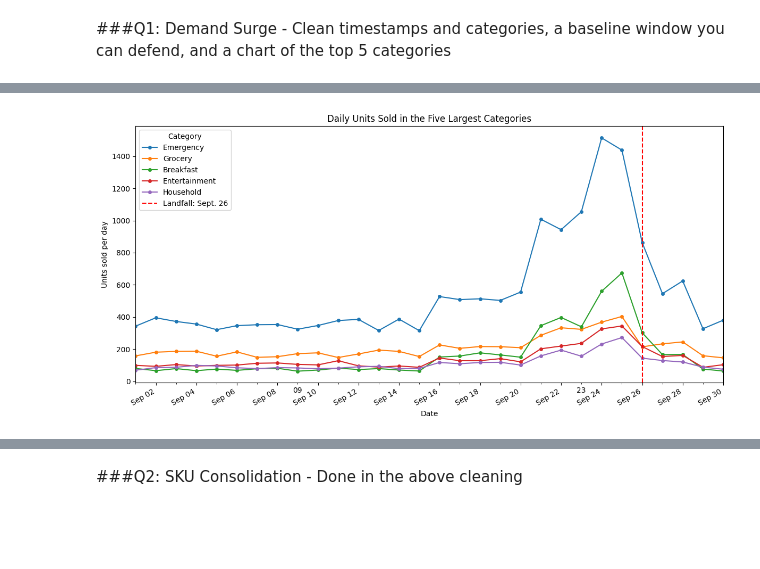
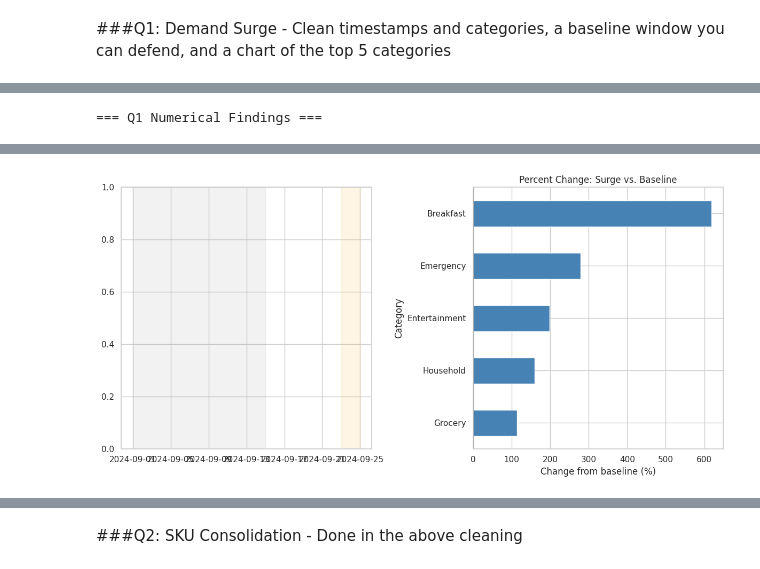
Before and after one commit to Fespinoza1477/walmart-hurricane-project, a Jupyter notebook: Notebooks/Team_Notebook.ipynb, the cells around one changed output, grey strips where cells are left out. Drawn from its saved outputs; the diff is of its cells as text; code cells hidden in the pictures; blank space fills up the shorter version.

```diff
--- a/Notebooks/Team_Notebook.ipynb
+++ b/Notebooks/Team_Notebook.ipynb
@@ -438,7 +442,7 @@ daily = (
 
 top5 = daily.sum().nlargest(5).index
 
-baseline_start = pd.Timestamp("2024-09-08")
+baseline_start = pd.Timestamp("2024-09-01") #Edited: Expanded baseline to start on Sep 1 for a more robust 15-day average
 baseline_end = pd.Timestamp("2024-09-15")
 surge_start = pd.Timestamp("2024-09-23")
 surge_end = pd.Timestamp("2024-09-25")
@@ -451,6 +455,7 @@ q1_results = pd.DataFrame({
     "baseline_units_per_day": baseline_mean,
     "surge_units_per_day": surge_mean
 })
+# Calculate growth metrics
 q1_results["surge_multiple"] = (
     q1_results["surge_units_per_day"] /
     q1_results["baseline_units_per_day"]
@@ -459,12 +464,17 @@ q1_results["percent_change"] = (
     (q1_results["surge_units_per_day"] /
      q1_results["baseline_units_per_day"] - 1) * 100
 )
-
+print("=== Q1 Numerical Findings ===")
 display(q1_results.sort_values("surge_multiple", ascending=False).round(2))
 
-fig, ax = plt.subplots(figsize=(12, 6))
-daily[top5].plot(ax=ax, marker="o", markersize=4)
+# Edited: Merged the visual outputs into a single figure with two side-by-side subplots for a cleaner presentation.
+fig, (ax1, ax2) = plt.subplots(1,2,figsize=(12, 6))
+daily[top5].plot(ax=ax, marker="o", markersize=4, linewidth = 2)
 ax.axvline(landfall, color="red", linestyle="--", label="Landfall: Sept. 26")
+
+#Added: Background shading to visually defend the chosen baseline and surge windows
+ax1.axvspan(baseline_start, baseline_end, color='gray', alpha = 0.1, label = 'Baseline Window')
+ax1.axvspan(surge_start, surge_end, color='orange', alpha=0.1, label='Surge Window')
 
 ax.set_title("Daily Units Sold in the Five Largest Categories")
 ax.set_xlabel("Date")
@@ -472,9 +482,18 @@ ax.set_ylabel("Units sold per day")
 ax.xaxis.set_major_locator(mdates.DayLocator(interval=2))
 ax.xaxis.set_major_formatter(mdates.DateFormatter("%b %d"))
 ax.legend(title="Category")
-fig.autofmt_xdate()
+
+#Plot 2: Bar chart of percent change
+q1_plot = q1_results.sort_values("percent_change")
+q1_plot["percent_change"].plot(kind="barh", ax=ax2, color="steelblue")
+ax2.axvline(0, color="black", linewidth=1)
+ax2.set_title("Percent Change: Surge vs. Baseline")
+ax2.set_xlabel("Change from baseline (%)")
+ax2.set_ylabel("Category")
+
 plt.tight_layout()
 plt.show()
 # %% [output]
+=== Q1 Numerical Findings ===
 |  | baseline_units_per_day | surge_units_per_day | surge_multiple | percent_change |
 | category |  |  |  |  |
@@ -486 +505 @@ plt.show()
-[figure, old version]
+[figure, new version]
```
Also changed, not shown: parts of 28 cells of this notebook.
